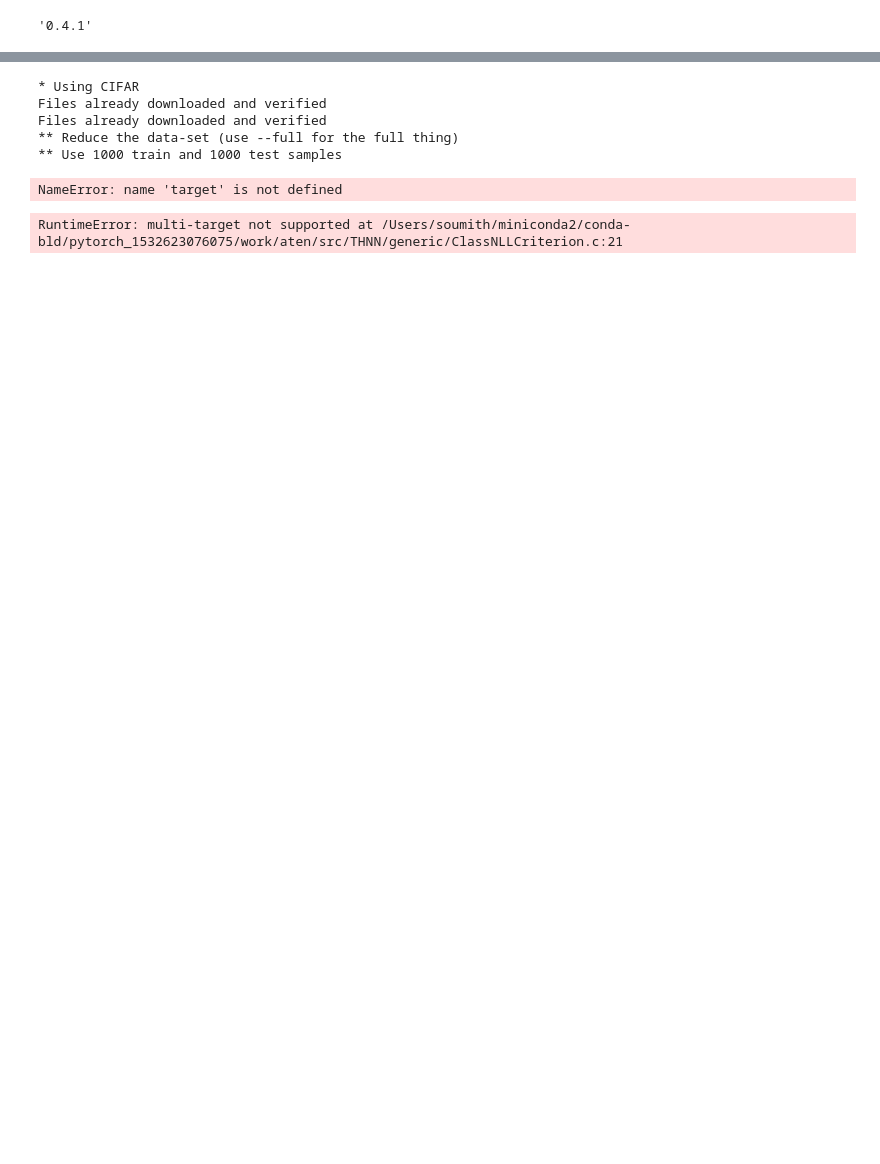
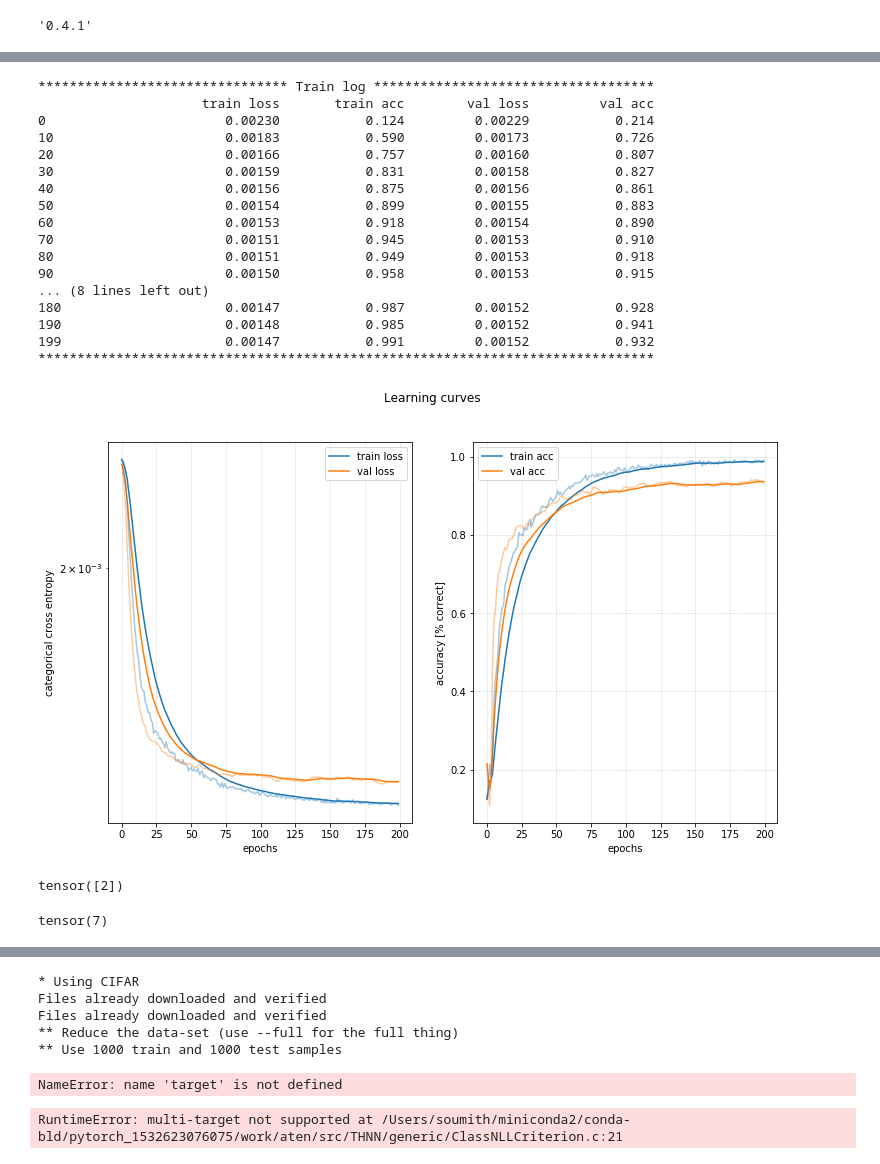
Before and after one commit to palexlee/DeepWololo, a Jupyter notebook: baseline.ipynb, the cells around one changed output, grey strips where cells are left out. Cells and saved outputs as stored; diff of their text form; code cells hidden in the pictures; blank space fills up the shorter version.

```diff
--- a/baseline.ipynb
+++ b/baseline.ipynb
@@ -86,0 +87,38 @@ tensor([[-0.0836, -0.0107, -0.0777, -0.1000, -0.0559,  0.0176, -0.0026,  0.0761,
+# %%
+crit_fun = lambda input_, target : (input_, target)
+y_hat_fun = lambda y: y.argmax(1)
+
+LeNet = LeNet_gen()
+loss_fun = nn.CrossEntropyLoss(weight=crossEntropyClassesWeigths)
+learning_rate = 0.005
+
+mt = ModelTrainer(LeNet, loss_fun, optim.Adam(LeNet.parameters(), lr=learning_rate), y_hat_fun, crit_fun)
+hist = mt.fit(train_dataset, test_dataset, epochs=200, batch_size=None, verbose=10)
+mt.plot_training("Learning curves")
+# %% [output]
+******************************** Train log ************************************
+                     train loss       train acc        val loss         val acc
+0                       0.00230           0.124         0.00229           0.214
+10                      0.00183           0.590         0.00173           0.726
+20                      0.00166           0.757         0.00160           0.807
+30                      0.00159           0.831         0.00158           0.827
+40                      0.00156           0.875         0.00156           0.861
+50                      0.00154           0.899         0.00155           0.883
+60                      0.00153           0.918         0.00154           0.890
+70                      0.00151           0.945         0.00153           0.910
+80                      0.00151           0.949         0.00153           0.918
+90                      0.00150           0.958         0.00153           0.915
+... (8 lines left out)
+180                     0.00147           0.987         0.00152           0.928
+190                     0.00148           0.985         0.00152           0.941
+199                     0.00147           0.991         0.00152           0.932
+*******************************************************************************
+[figure, added]
+# %%
+LeNet.eval()
+i = 36
+print(LeNet(test_input[i].reshape(-1, 1, 28, 28)).argmax(1))
+test_target[i]
+# %% [output]
+tensor([2])
+tensor(7)
```
Also changed, not shown: parts of 11 cells of this notebook, 2 other files.
